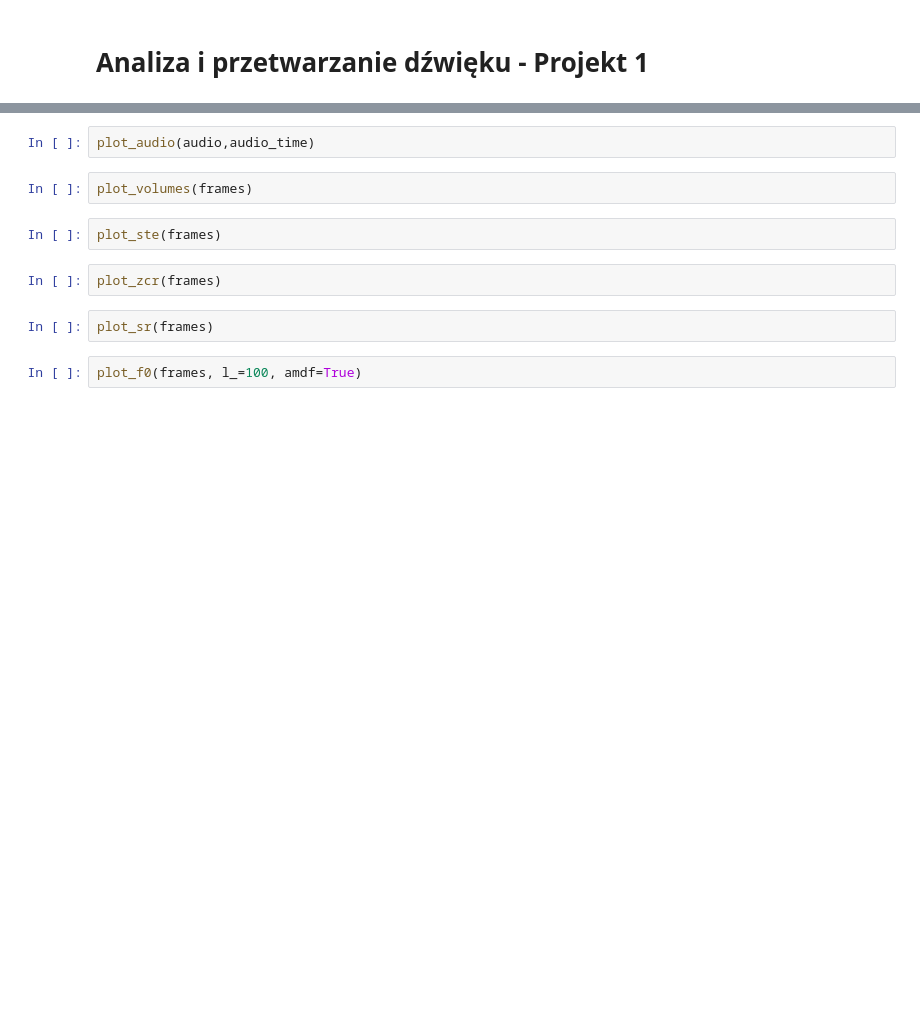
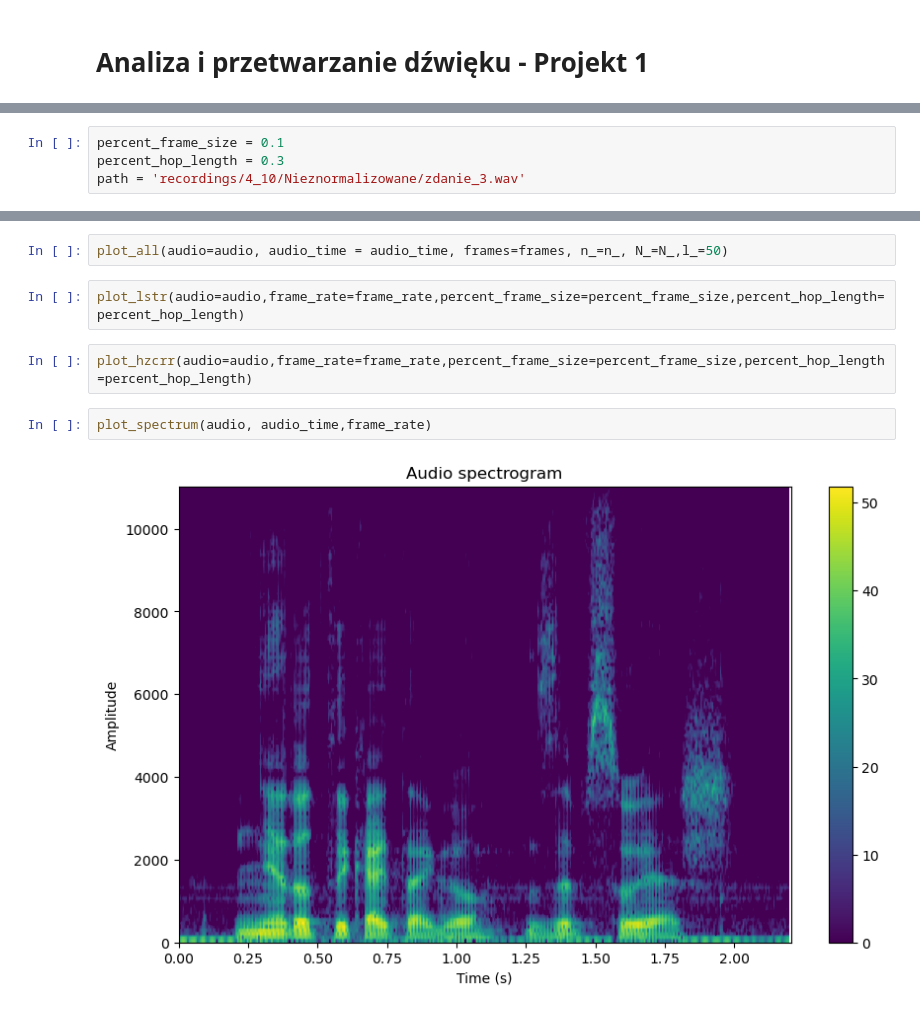
Before and after one commit to skowronskid/Audio-Signal-Characteristics, a Jupyter notebook: main.ipynb, the cells around one changed output, grey strips where cells are left out. Drawn from its saved outputs; the diff is of its cells as text; blank space fills up the shorter version.

```diff
--- a/main.ipynb
+++ b/main.ipynb
@@ -56 +5,5 @@ percent_hop_length = 0.3
+# %%
+percent_frame_size = 0.1
+percent_hop_length = 0.3
+path = 'recordings/4_10/Nieznormalizowane/zdanie_3.wav'
 # %%
@@ -202,12 +26,10 @@ Frame length: 0.01s
+# %%
+plot_all(audio=audio, audio_time = audio_time, frames=frames, n_=n_, N_=N_,l_=50)
+# %%
+plot_lstr(audio=audio,frame_rate=frame_rate,percent_frame_size=percent_frame_size,percent_hop_length=percent_hop_length)
+# %%
+plot_hzcrr(audio=audio,frame_rate=frame_rate,percent_frame_size=percent_frame_size,percent_hop_length=percent_hop_length)
 # %%
-plot_audio(audio,audio_time)
+plot_spectrum(audio, audio_time,frame_rate)
+# %% [output]
+[figure, added]
-# %%
-plot_volumes(frames)
-# %%
-plot_ste(frames)
-# %%
-plot_zcr(frames)
-# %%
-plot_sr(frames)
-# %%
-plot_f0(frames, l_=100, amdf=True)
```
Also changed, not shown: parts of 17 cells of this notebook, 1 other file.
